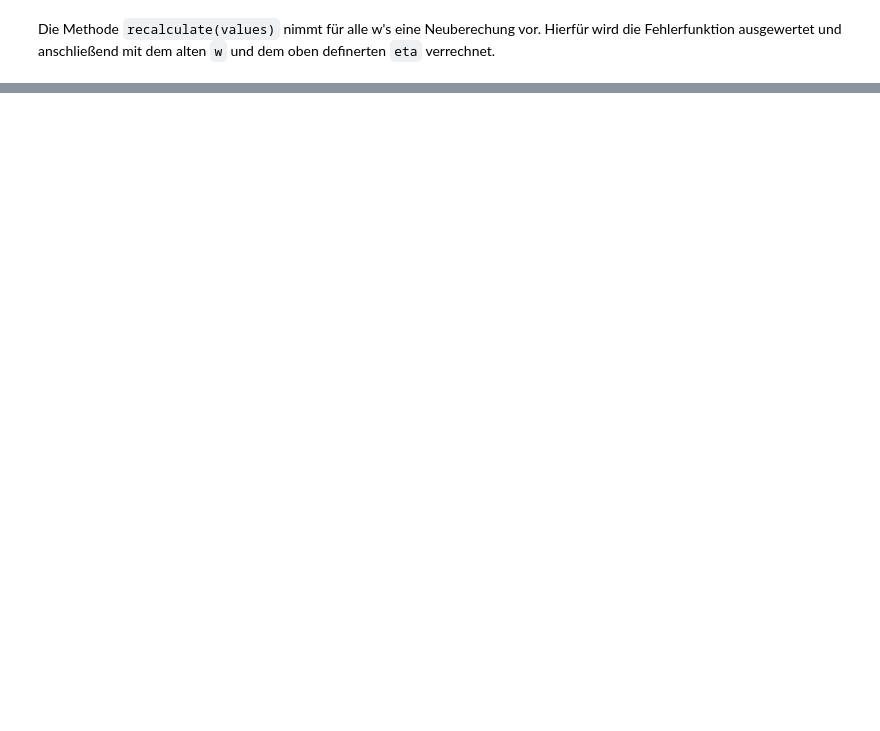
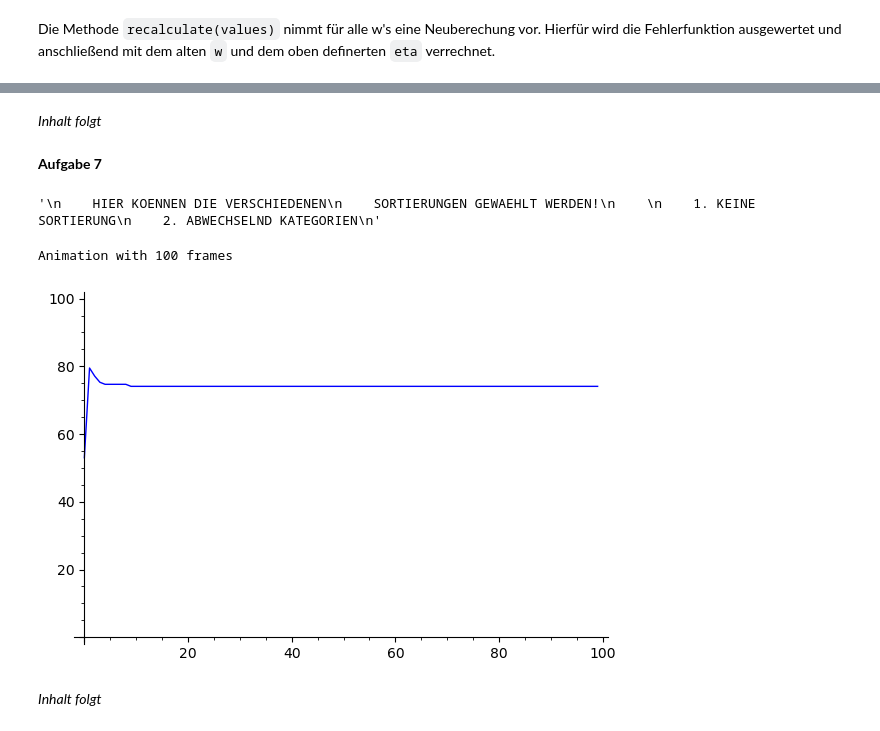
Before and after one commit to simgae/HM-Angewandte-Mathematik, a Jupyter notebook: Lecture_4/Neuronale Netze - Adaline.ipynb, the cells around one changed output, grey strips where cells are left out. Saved outputs shown, nothing was run; the diff lists cells and outputs as text; code cells hidden in the pictures; blank space fills up the shorter version.

```diff
--- a/Lecture_4/Neuronale Netze - Adaline.ipynb
+++ b/Lecture_4/Neuronale Netze - Adaline.ipynb
@@ -267,3 +418,45 @@ evaluateEfficiency(dict_values)
+# %% [markdown]
+*Inhalt folgt*
+# %% [markdown]
+**Aufgabe 7**
+# %%
+dict_values.clear()
+wList = [1, 1, 1]
+dict_values = readData('adalineAlternative.csv')
+
+"""
+    HIER KOENNEN DIE VERSCHIEDENEN
+    SORTIERUNGEN GEWAEHLT WERDEN!
+
+    1. KEINE SORTIERUNG
+    2. ABWECHSELND KATEGORIEN
+"""
+# dict_values = mixDataWithoutSorting(dict_values)
+# dict_values = mixData(dict_values)
+
+plots = []
+
+counter = 0
+
+while terminate_condition(dict_values) and counter < 100:
+    for values in dict_values:
+        recalculate(values)
+
+    plots.append(plotAll())
+    counter += 1
+
+b = animate(plots)
+b
+b.gif(savefile='simulation_two.gif', delay=15, iterations=0)
+
+wList = [1, 1, 1]
+evaluateEfficiency(dict_values)
+# %% [output]
+'\n    HIER KOENNEN DIE VERSCHIEDENEN\n    SORTIERUNGEN GEWAEHLT WERDEN!\n    \n    1. KEINE SORTIERUNG\n    2. ABWECHSELND KATEGORIEN\n'
+Animation with 100 frames
+[figure, added]
+# %% [markdown]
+*Inhalt folgt*
 # %% [markdown]
 ## Fazit
 
```
Also changed, not shown: parts of 27 cells of this notebook, 8 other files.
